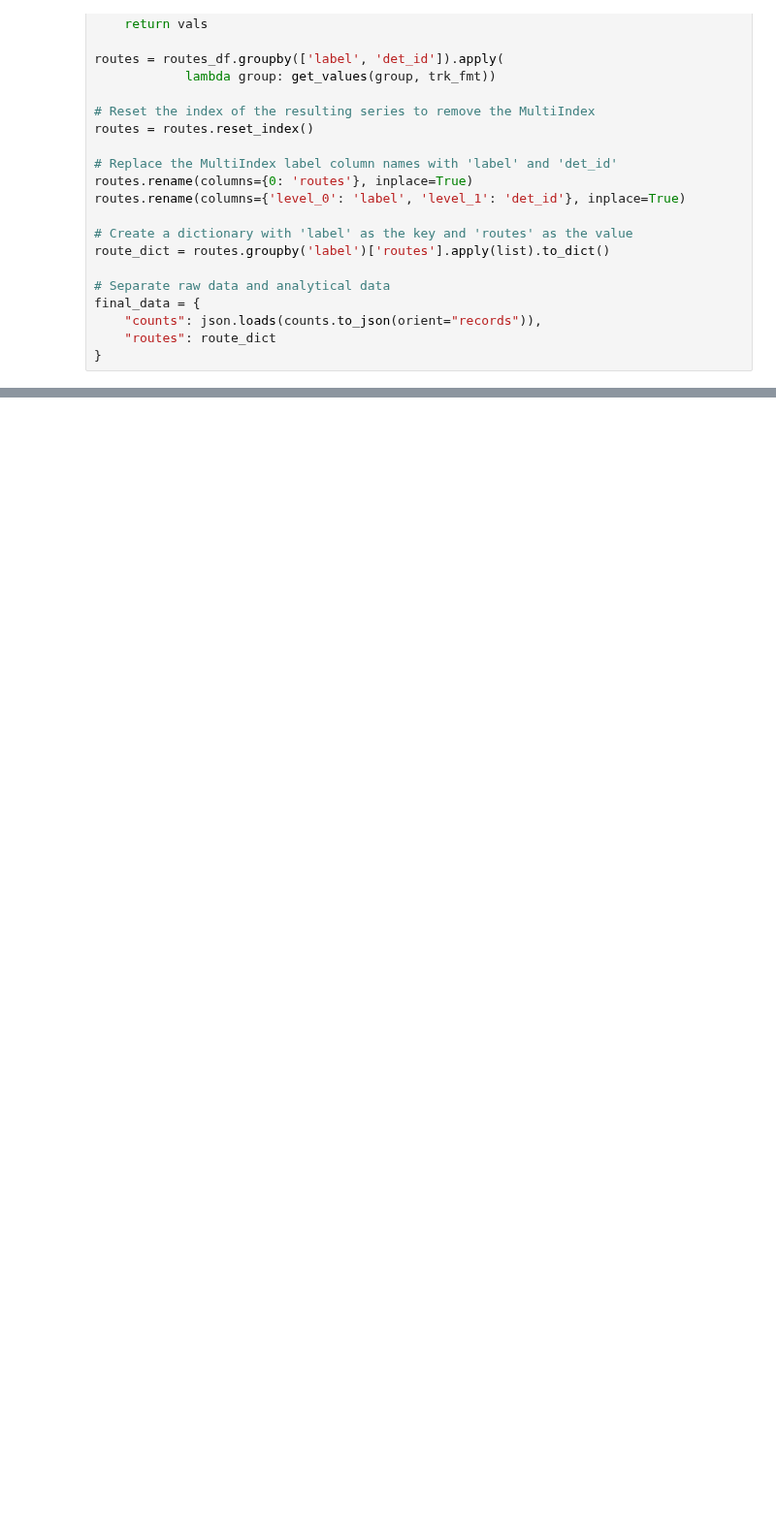
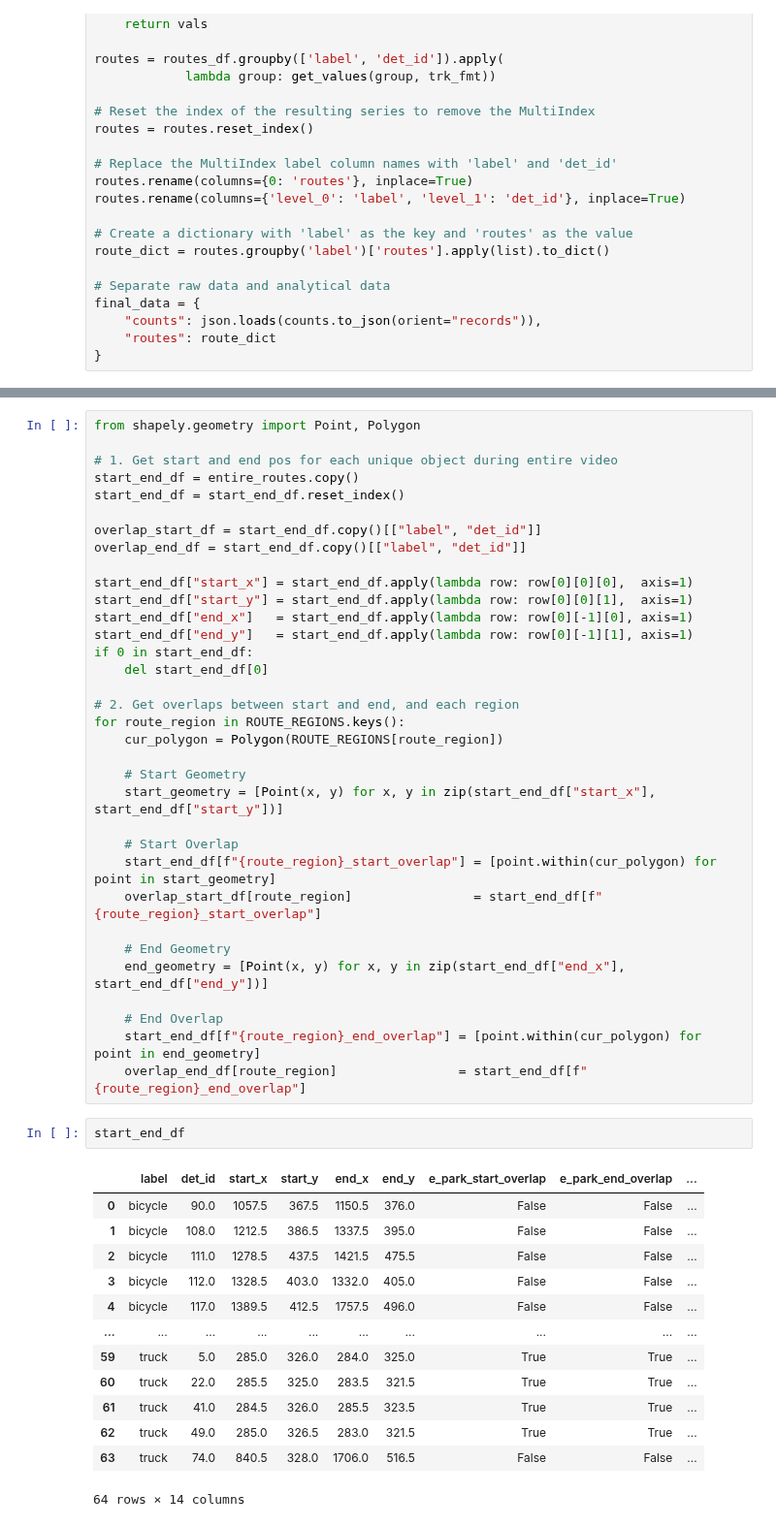
Before and after one commit to MEng-Team-Project/MEng-Team-Project-ML, a Jupyter notebook: notebooks/3. SQLite3 StrongSORT.ipynb, the cells around one changed output, grey strips where cells are left out. Shown at 97% size. Cells and saved outputs as stored; diff of their text form; blank space fills up the shorter version.

Commit message:
Finished route start and end notebook

```diff
--- a/notebooks/3. SQLite3 StrongSORT.ipynb
+++ b/notebooks/3. SQLite3 StrongSORT.ipynb
@@ -186,0 +310,50 @@ route_dict
+# %%
+from shapely.geometry import Point, Polygon
+
+# 1. Get start and end pos for each unique object during entire video
+start_end_df = entire_routes.copy()
+start_end_df = start_end_df.reset_index()
+
+overlap_start_df = start_end_df.copy()[["label", "det_id"]]
+overlap_end_df = start_end_df.copy()[["label", "det_id"]]
+
+start_end_df["start_x"] = start_end_df.apply(lambda row: row[0][0][0],  axis=1)
+start_end_df["start_y"] = start_end_df.apply(lambda row: row[0][0][1],  axis=1)
+start_end_df["end_x"]   = start_end_df.apply(lambda row: row[0][-1][0], axis=1)
+start_end_df["end_y"]   = start_end_df.apply(lambda row: row[0][-1][1], axis=1)
+if 0 in start_end_df:
+    del start_end_df[0]
+
+# 2. Get overlaps between start and end, and each region
+for route_region in ROUTE_REGIONS.keys():
+    cur_polygon = Polygon(ROUTE_REGIONS[route_region])
+
+    # Start Geometry
+    start_geometry = [Point(x, y) for x, y in zip(start_end_df["start_x"], start_end_df["start_y"])]
+
+    # Start Overlap
+    start_end_df[f"{route_region}_start_overlap"] = [point.within(cur_polygon) for point in start_geometry]
+    overlap_start_df[route_region]                = start_end_df[f"{route_region}_start_overlap"]
+
+    # End Geometry
+    end_geometry = [Point(x, y) for x, y in zip(start_end_df["end_x"], start_end_df["end_y"])]
+
+    # End Overlap
+    start_end_df[f"{route_region}_end_overlap"] = [point.within(cur_polygon) for point in end_geometry]
+    overlap_end_df[route_region]                = start_end_df[f"{route_region}_end_overlap"]
+# %%
+start_end_df
+# %% [output]
+|  | label | det_id | start_x | start_y | end_x | end_y | e_park_start_overlap | e_park_end_overlap | ... |
+| 0 | bicycle | 90.0 | 1057.5 | 367.5 | 1150.5 | 376.0 | False | False | ... |
+| 1 | bicycle | 108.0 | 1212.5 | 386.5 | 1337.5 | 395.0 | False | False | ... |
+| 2 | bicycle | 111.0 | 1278.5 | 437.5 | 1421.5 | 475.5 | False | False | ... |
+| 3 | bicycle | 112.0 | 1328.5 | 403.0 | 1332.0 | 405.0 | False | False | ... |
+| 4 | bicycle | 117.0 | 1389.5 | 412.5 | 1757.5 | 496.0 | False | False | ... |
+| ... | ... | ... | ... | ... | ... | ... | ... | ... | ... |
+| 59 | truck | 5.0 | 285.0 | 326.0 | 284.0 | 325.0 | True | True | ... |
+| 60 | truck | 22.0 | 285.5 | 325.0 | 283.5 | 321.5 | True | True | ... |
+| 61 | truck | 41.0 | 284.5 | 326.0 | 285.5 | 323.5 | True | True | ... |
+| 62 | truck | 49.0 | 285.0 | 326.5 | 283.0 | 321.5 | True | True | ... |
+| 63 | truck | 74.0 | 840.5 | 328.0 | 1706.0 | 516.5 | False | False | ... |
+64 rows × 14 columns
```
Also changed, not shown: parts of 24 cells of this notebook, 2 other files.
